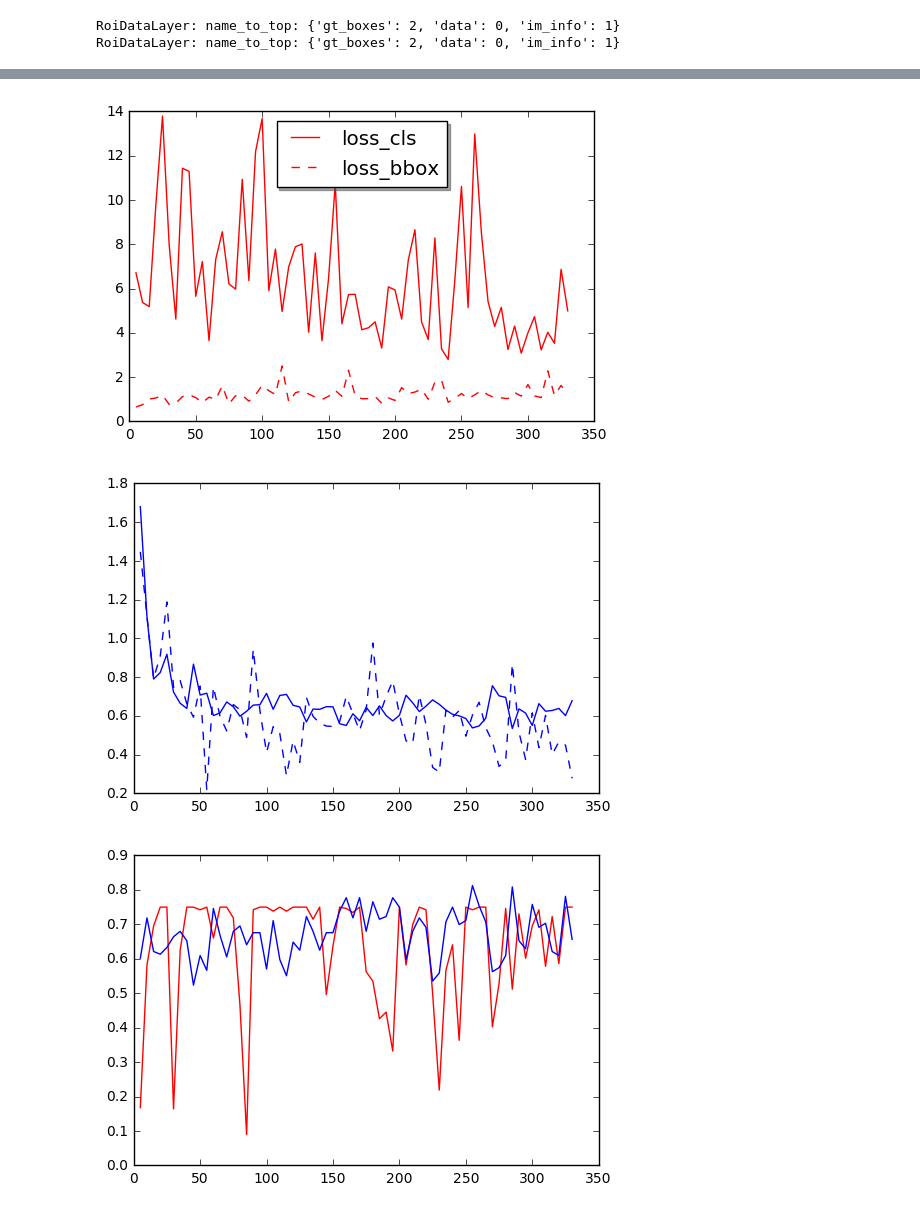
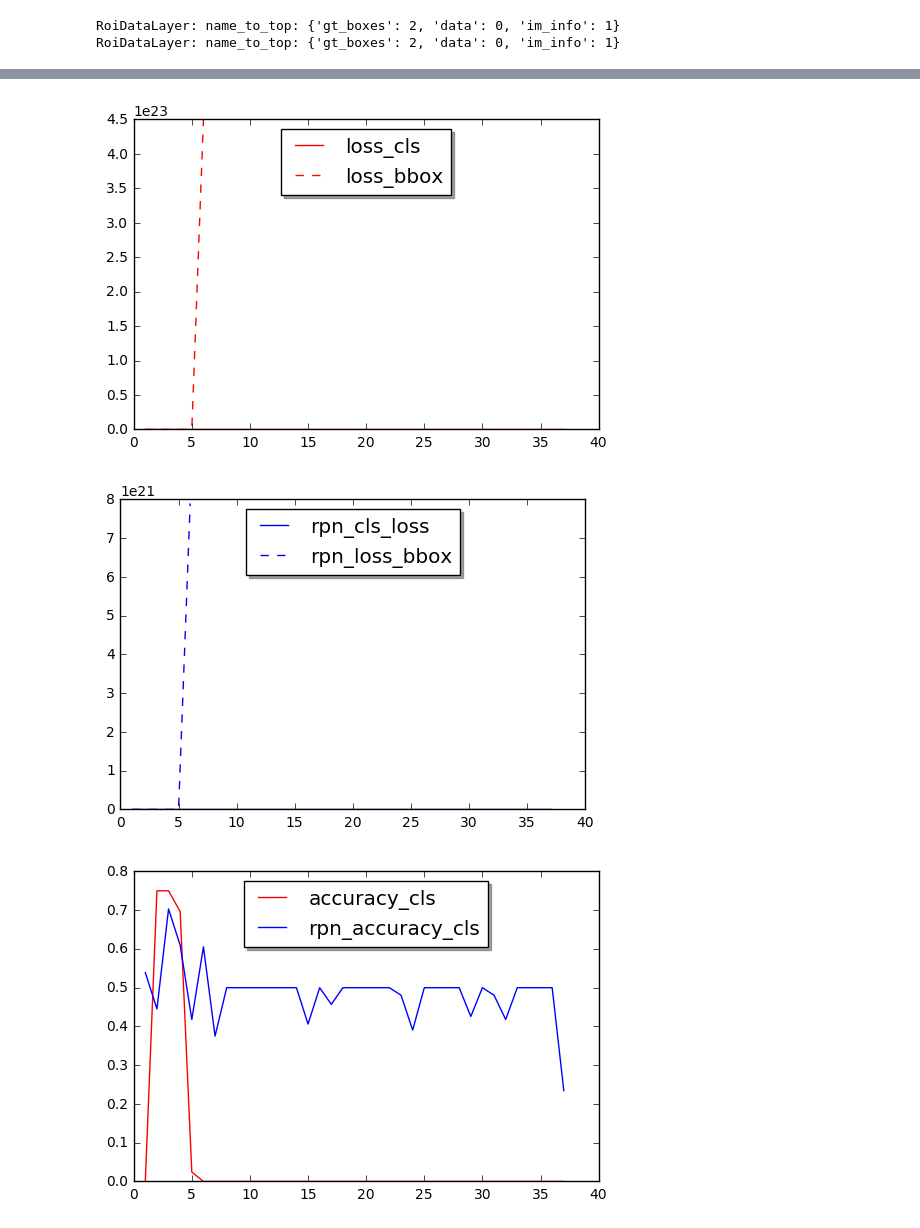
Before and after one commit to jorisgu/jg_pfr, a Jupyter notebook: tools/jg_basic_training_e2e_nyudv2_guptaSets_vgg16.ipynb, the cells around one changed output, grey strips where cells are left out. Cells and saved outputs as stored; diff of their text form; code cells hidden in the pictures.

```diff
--- a/tools/jg_basic_training_e2e_nyudv2_guptaSets_vgg16.ipynb
+++ b/tools/jg_basic_training_e2e_nyudv2_guptaSets_vgg16.ipynb
@@ -234,6 +229,6 @@ from utils.timer import Timer
 # %%
 """Network training loop."""
-last_snapshot_iter = -1
+
 timer = Timer()
 list_iters = []
 list_accuracy_cls = []
@@ -246,19 +241,43 @@ list_rpn_loss_bbox = []
 
 while solver.iter < max_iters:
     # Make one SGD update
+    #if solver.iter % solver_param.test_interval == 0:
+        #print "testing at", solver.iter
     timer.tic()
     solver.step(1)
     timer.toc()
-    if solver.iter % solver_param.display == 0:
-        list_iters.append(solver.iter)
-        list_accuracy_cls.append(1.0*solver.net.blobs['accuracy_cls'].data[...])
-        list_loss_bbox.append(1.0*solver.net.blobs['loss_bbox'].data[...])
-        list_loss_cls.append(1.0*solver.net.blobs['loss_cls'].data[...])
-        list_rpn_accuracy_cls.append(1.0*solver.net.blobs['rpn_accuracy_cls'].data[...])
-        list_rpn_cls_loss.append(1.0*solver.net.blobs['rpn_cls_loss'].data[...])
-        list_rpn_loss_bbox.append(1.0*solver.net.blobs['rpn_loss_bbox'].data[...])
+    #if solver.iter % solver_param.display == 0:
+    list_iters.append(solver.iter)
+    list_accuracy_cls.append(float(solver.net.blobs['accuracy_cls'].data[...]))
+    list_loss_bbox.append(float(solver.net.blobs['loss_bbox'].data[...]))
+    list_loss_cls.append(float(solver.net.blobs['loss_cls'].data[...]))
+    list_rpn_accuracy_cls.append(float(solver.net.blobs['rpn_accuracy_cls'].data[...]))
+    list_rpn_cls_loss.append(float(solver.net.blobs['rpn_cls_loss'].data[...]))
+    list_rpn_loss_bbox.append(float(solver.net.blobs['rpn_loss_bbox'].data[...]))
 
+    if solver.iter % 100 == 0:
+        clear_output()
+        plt.close('all')
 
+        fig, ax = plt.subplots()
+        ax.plot(list_iters, list_loss_cls, 'r', label='loss_cls')
+        ax.plot(list_iters, list_loss_bbox, 'r--', label='loss_bbox')
+        ax.legend(loc='upper center', shadow=True, fontsize='x-large')
+        fig, ax = plt.subplots()
+        ax.plot(list_iters, list_rpn_cls_loss, 'b', label='rpn_cls_loss')
+        ax.plot(list_iters, list_rpn_loss_bbox, 'b--', label='rpn_loss_bbox')
+        ax.legend(loc='upper center', shadow=True, fontsize='x-large')
+        fig, ax = plt.subplots()
+        ax.plot(list_iters, list_accuracy_cls, 'r', label='accuracy_cls')
+        ax.plot(list_iters, list_rpn_accuracy_cls, 'b', label='rpn_accuracy_cls')
+        ax.legend(loc='upper center', shadow=True, fontsize='x-large')
+        plt.show()
+        #print( 'Avancement ['+str(rank)+']: ' + "{0:.2f}".format(round((100.0*float(rank)/float(len(paths_imgs))),2)) + '%')
+        #print( 'Accuracy : ' + "{0:.2f}".format(round((100.0*float(sum(accuracy_saving))/float(len(accuracy_saving))),2)) + '%')
+        #plt.plot(loss_saving)
+        #plt.plot(accuracy_saving)
+        #plt.ylim([0, 0.25])
+        #plt.show()
 
     if solver.iter % 795 == 0:
         snapshot(bbox_means_train, bbox_stds_train)
@@ -275,24 +293,25 @@ KeyboardInterrupt:
 # %%
 fig, ax = plt.subplots()
 ax.plot(list_iters, list_loss_cls, 'r', label='loss_cls')
 ax.plot(list_iters, list_loss_bbox, 'r--', label='loss_bbox')
 ax.legend(loc='upper center', shadow=True, fontsize='x-large')
 fig, ax = plt.subplots()
 ax.plot(list_iters, list_rpn_cls_loss, 'b', label='rpn_cls_loss')
 ax.plot(list_iters, list_rpn_loss_bbox, 'b--', label='rpn_loss_bbox')
 ax.legend(loc='upper center', shadow=True, fontsize='x-large')
 fig, ax = plt.subplots()
 ax.plot(list_iters, list_accuracy_cls, 'r', label='accuracy_cls')
 ax.plot(list_iters, list_rpn_accuracy_cls, 'b', label='rpn_accuracy_cls')
+ax.legend(loc='upper center', shadow=True, fontsize='x-large')
 #plt.plot(list_iters, list_loss_bbox, list_iters, list_loss_cls, list_iters, list_rpn_accuracy_cls, list_iters, list_rpn_cls_loss, list_iters, list_rpn_loss_bbox)
 
 
 
 plt.show()
 # %% [output]
-[figure, old version]
+[figure, new version]
-[figure, old version]
+[figure, new version]
-[figure, old version]
+[figure, new version]
 # %%
 
 
```
Also changed, not shown: parts of 17 cells of this notebook, 15 other files.
